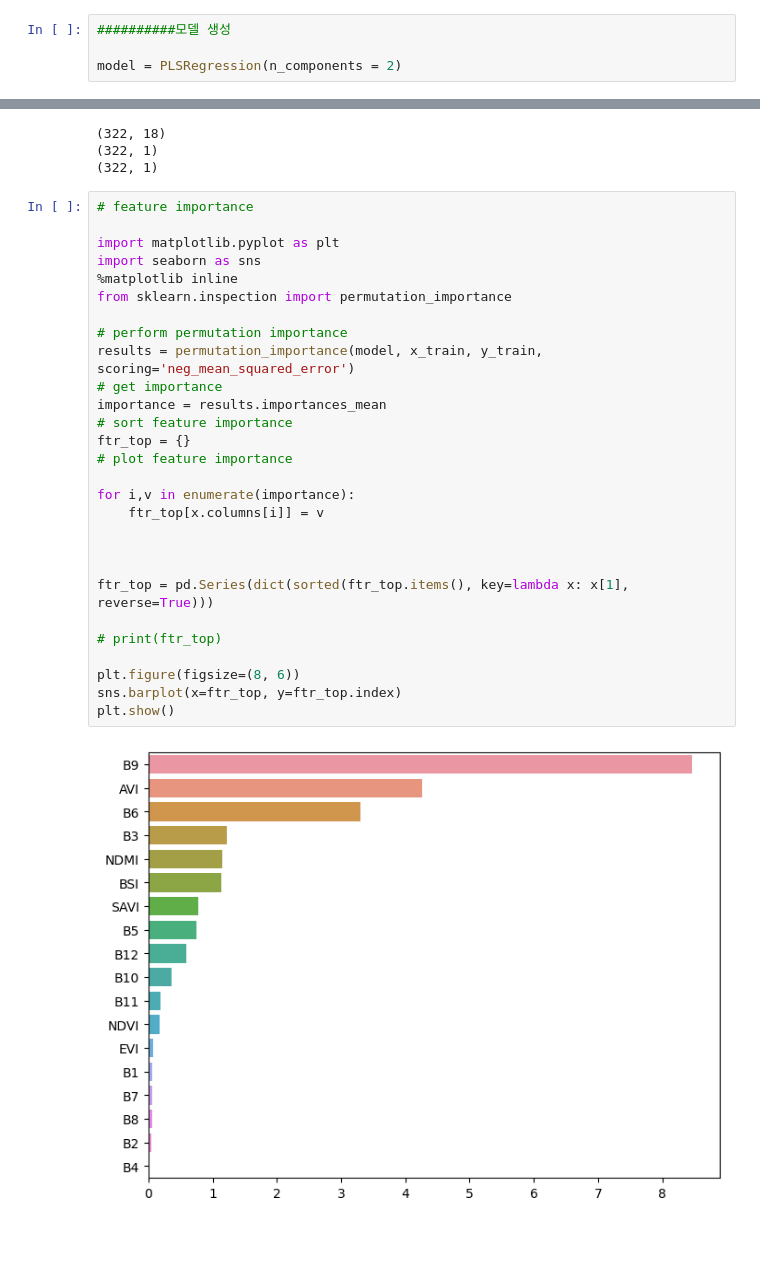
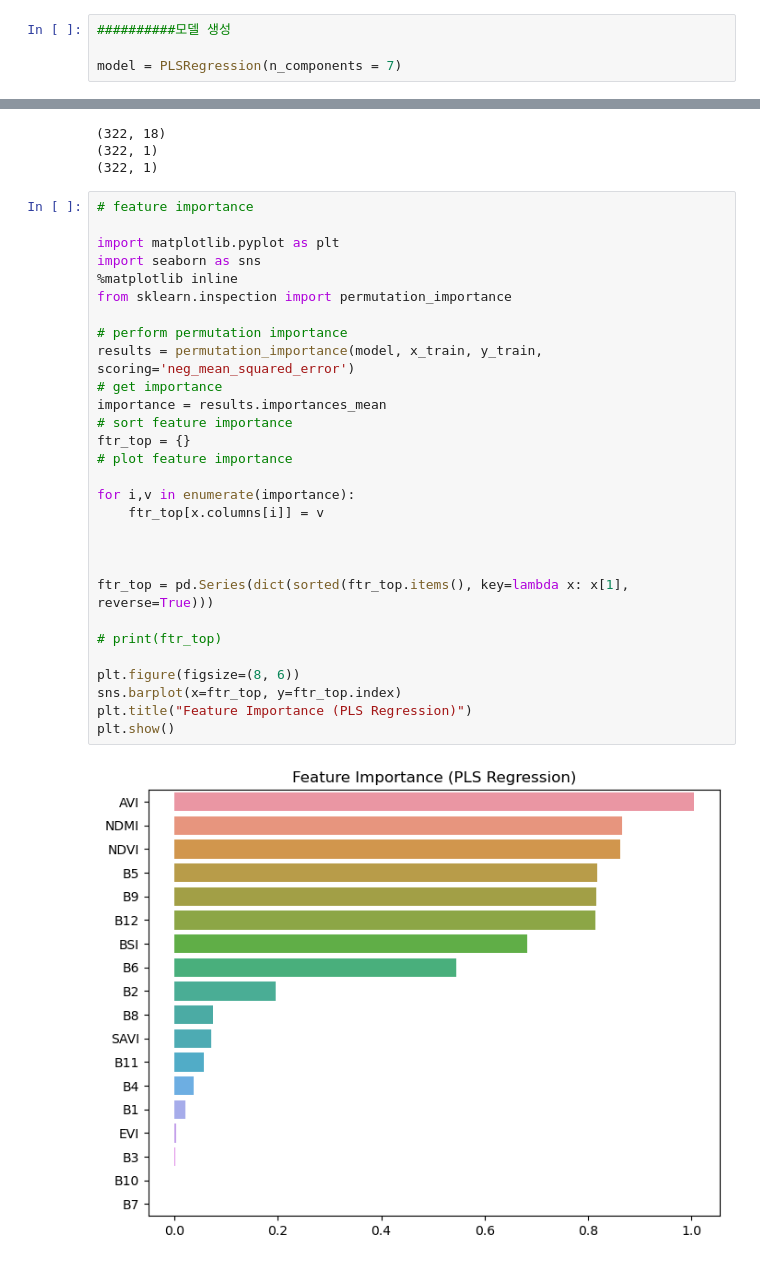
Before and after one commit to P-uyoung/X-Corps_Soil-detection, a Jupyter notebook: PLSR_10_S2A.ipynb, the cells around one changed output, grey strips where cells are left out. Cells and saved outputs as stored; diff of their text form; blank space fills up the shorter version.

```diff
--- a/PLSR_10_S2A.ipynb
+++ b/PLSR_10_S2A.ipynb
@@ -105,7 +105,7 @@ x_train, x_test, y_train, y_test = train_test_split(x.values, y.values, test_siz
 # %%
 ##########모델 생성
 
-model = PLSRegression(n_components = 2)
+model = PLSRegression(n_components = 7)
 # %%
 ##########모델 학습
 
@@ -138,33 +138,34 @@ print(y.values.shape)
 # %%
 # feature importance
 
 import matplotlib.pyplot as plt
 import seaborn as sns
 %matplotlib inline
 from sklearn.inspection import permutation_importance
 
 # perform permutation importance
 results = permutation_importance(model, x_train, y_train, scoring='neg_mean_squared_error')
 # get importance
 importance = results.importances_mean
 # sort feature importance
 ftr_top = {}
 # plot feature importance
 
 for i,v in enumerate(importance):
     ftr_top[x.columns[i]] = v
 
 
 
 ftr_top = pd.Series(dict(sorted(ftr_top.items(), key=lambda x: x[1], reverse=True)))
 
 # print(ftr_top)
 
 plt.figure(figsize=(8, 6))
 sns.barplot(x=ftr_top, y=ftr_top.index)
+plt.title("Feature Importance (PLS Regression)")
 plt.show()
 # %% [output]
-[figure, old version]
+[figure, new version]
 # %%
 # Predicted versus observed SOC
 plt.style.use('seaborn-whitegrid')
```
Also changed, not shown: parts of 5 cells of this notebook, 7 other files.
